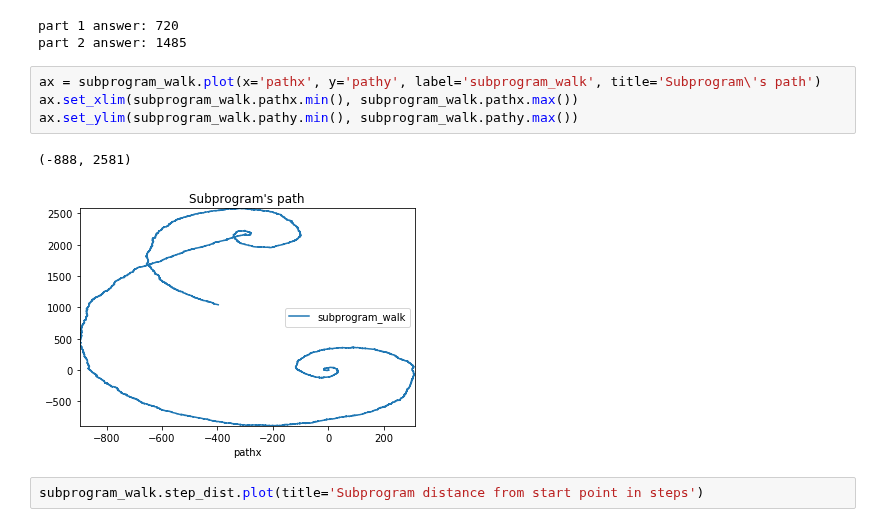
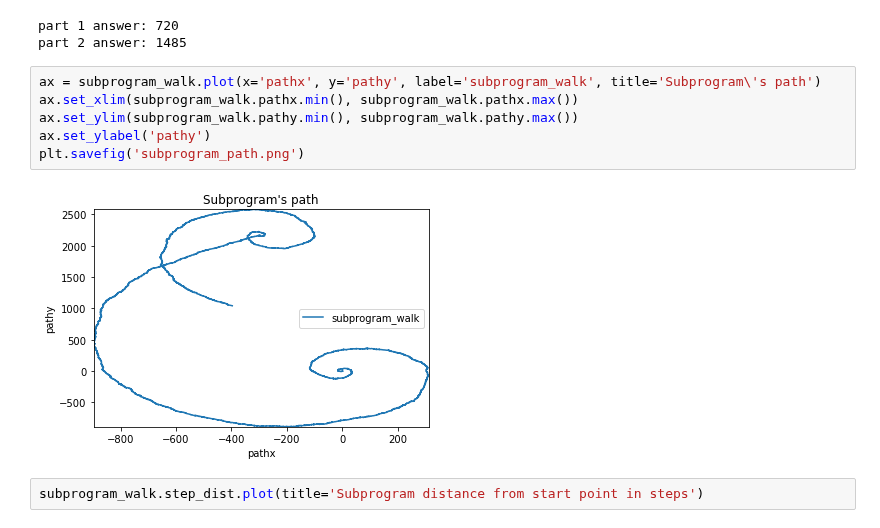
Before and after one commit to MarkNOakden/AdventOfCode, a Jupyter notebook: 17/11/day11.ipynb, the cells around one changed output. Drawn from its saved outputs; the diff is of its cells as text.

Commit message:
save the path plot as png

```diff
--- a/17/11/day11.ipynb
+++ b/17/11/day11.ipynb
@@ -70,10 +70,11 @@ part 2 answer: 1485
 # %%
 ax = subprogram_walk.plot(x='pathx', y='pathy', label='subprogram_walk', title='Subprogram\'s path')
 ax.set_xlim(subprogram_walk.pathx.min(), subprogram_walk.pathx.max())
 ax.set_ylim(subprogram_walk.pathy.min(), subprogram_walk.pathy.max())
+ax.set_ylabel('pathy')
+plt.savefig('subprogram_path.png')
 # %% [output]
-(-888, 2581)
-[figure, old version]
+[figure, new version]
 # %%
 subprogram_walk.step_dist.plot(title='Subprogram distance from start point in steps')
 # %% [output]
```
Also changed, not shown: 1 other file.
